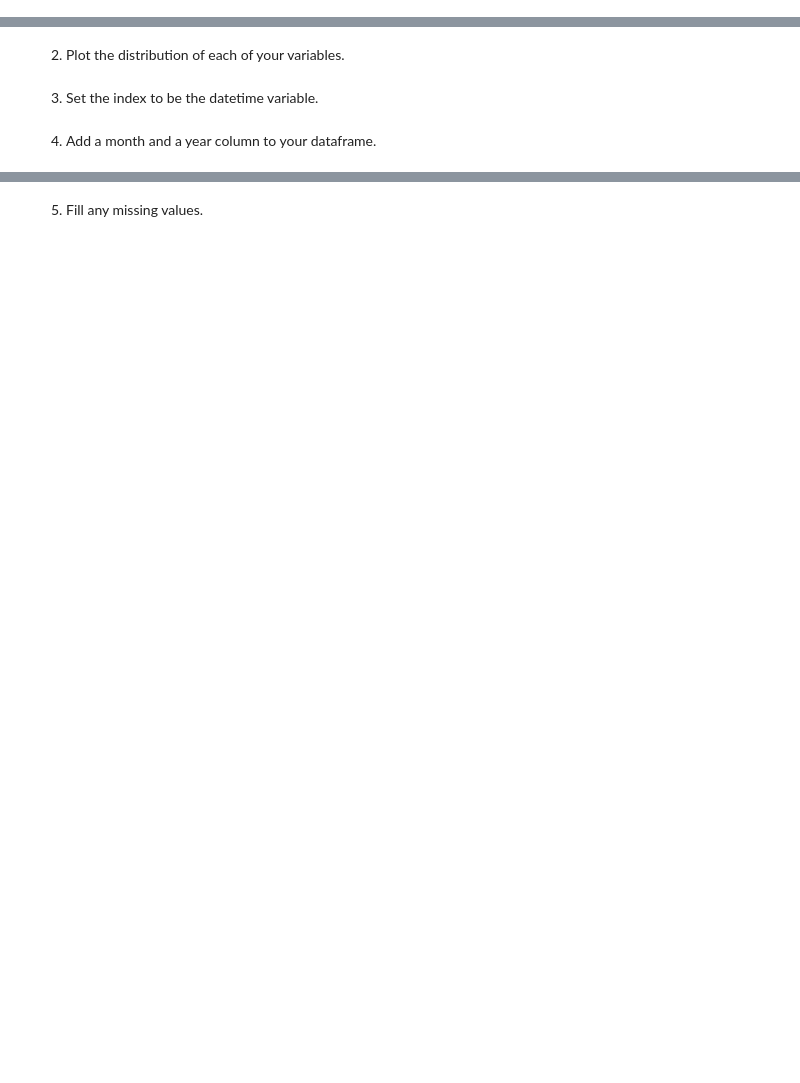
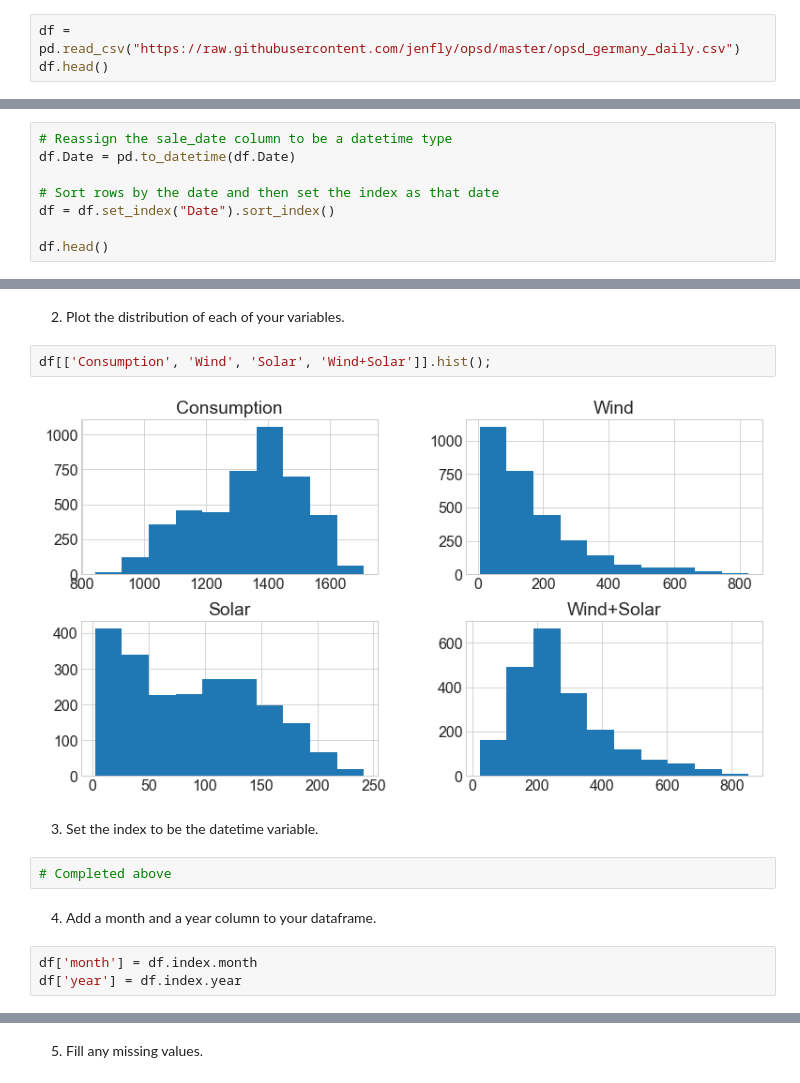
Before and after one commit to Jared-Godar/time-series-exercises, a Jupyter notebook: prepare_exercises.ipynb, the cells around one changed output, grey strips where cells are left out. Drawn from its saved outputs; the diff is of its cells as text; blank space fills up the shorter version.

```diff
--- a/prepare_exercises.ipynb
+++ b/prepare_exercises.ipynb
@@ -156,3 +156,6 @@ See Full Dataframe in Mito
 # %% [markdown]
 
 **Using the OPS data acquired in the Acquire exercises opsd_germany_daily.csv, complete the following:**
+# %%
+df = pd.read_csv("https://raw.githubusercontent.com/jenfly/opsd/master/opsd_germany_daily.csv")
+df.head()
@@ -159,2 +179,10 @@ See Full Dataframe in Mito
 # %% [markdown]
 1. Convert date column to datetime format.
+# %%
+# Reassign the sale_date column to be a datetime type
+df.Date = pd.to_datetime(df.Date)
+
+# Sort rows by the date and then set the index as that date
+df = df.set_index("Date").sort_index()
+
+df.head()
@@ -161,6 +206,15 @@ See Full Dataframe in Mito
 # %% [markdown]
 2. Plot the distribution of each of your variables.
+# %%
+df[['Consumption', 'Wind', 'Solar', 'Wind+Solar']].hist();
+# %% [output]
+[figure, added]
 # %% [markdown]
 3. Set the index to be the datetime variable.
+# %%
+# Completed above
 # %% [markdown]
 4. Add a month and a year column to your dataframe.
+# %%
+df['month'] = df.index.month
+df['year'] = df.index.year
```
Also changed, not shown: parts of 14 cells of this notebook, 1 other file.
